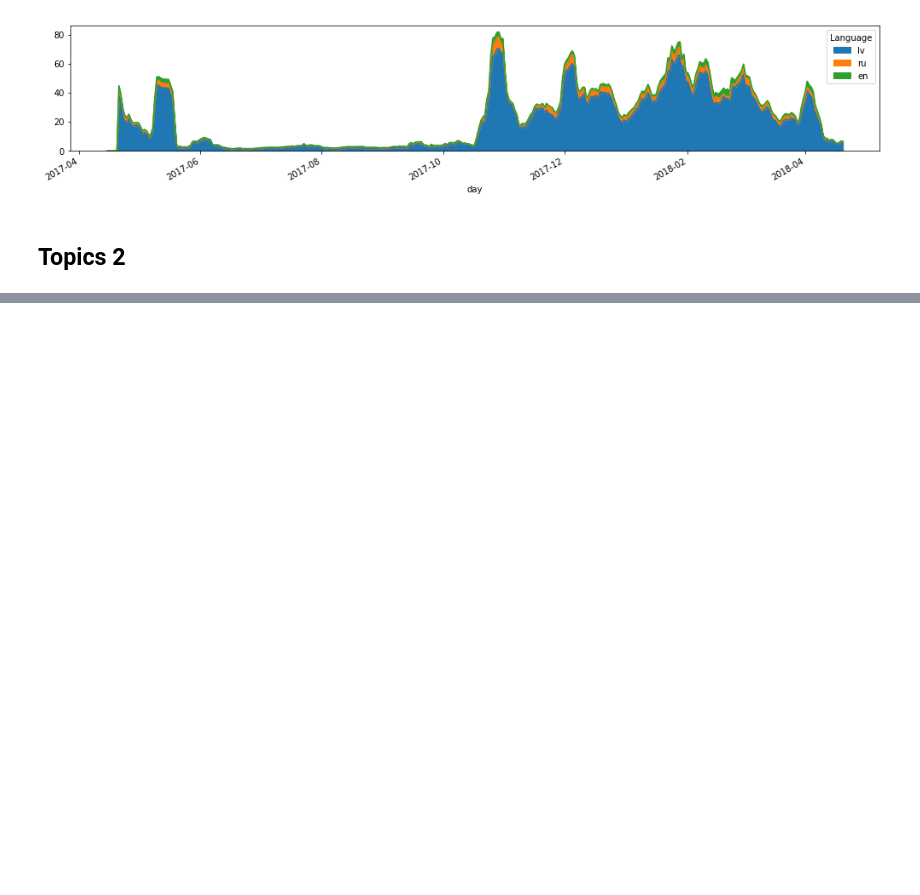
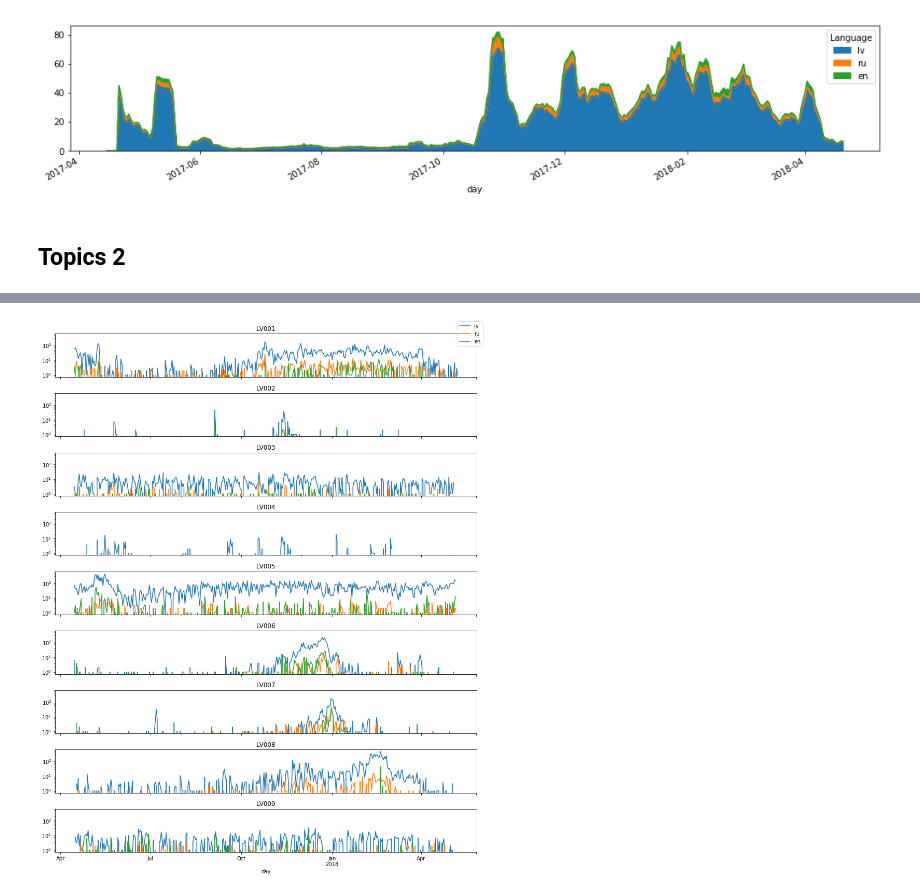
Before and after one commit to dimazest/2018-lv2, a Jupyter notebook: supplement/notebook.ipynb, the cells around one changed output, grey strips where cells are left out. Saved outputs shown, nothing was run; the diff lists cells and outputs as text; code cells hidden in the pictures; blank space fills up the shorter version.

```diff
--- a/supplement/notebook.ipynb
+++ b/supplement/notebook.ipynb
@@ -294,0 +323,30 @@ relevance_judgments_lang_pref.loc[['LV005']].head()
+# %%
+_data = (
+    relevance_judgments_lang_pref
+    .groupby(level=['topic_id', 'day' ,'tweet_lang']).size()
+    .unstack('tweet_lang', fill_value=0)
+    [['lv', 'ru', 'en']]
+)
+
+
+fig, axs = plt.subplots(9, 1, sharex=True, sharey=True, figsize=(12, 3*5))
+
+axs = axs.flatten()
+
+topics = ['LV001', 'LV002', 'LV003', 'LV004', 'LV005', 'LV006', 'LV007', 'LV008', 'LV009']
+
+for topic, ax in zip (topics, axs):
+
+    _ = (
+        _data.loc[topic]
+        .resample('1d', level='day').sum()
+        .plot.line(ax=ax, logy=True, legend=False, title=topic)
+    );
+
+handles, labels = ax.get_legend_handles_labels()
+fig.legend(handles, labels, loc='upper right')
+
+fig.tight_layout()
+fig.savefig('topic_timeline.pdf')
+# %% [output]
+[figure, added]
```
Also changed, not shown: parts of 6 cells of this notebook, 5 other files.
